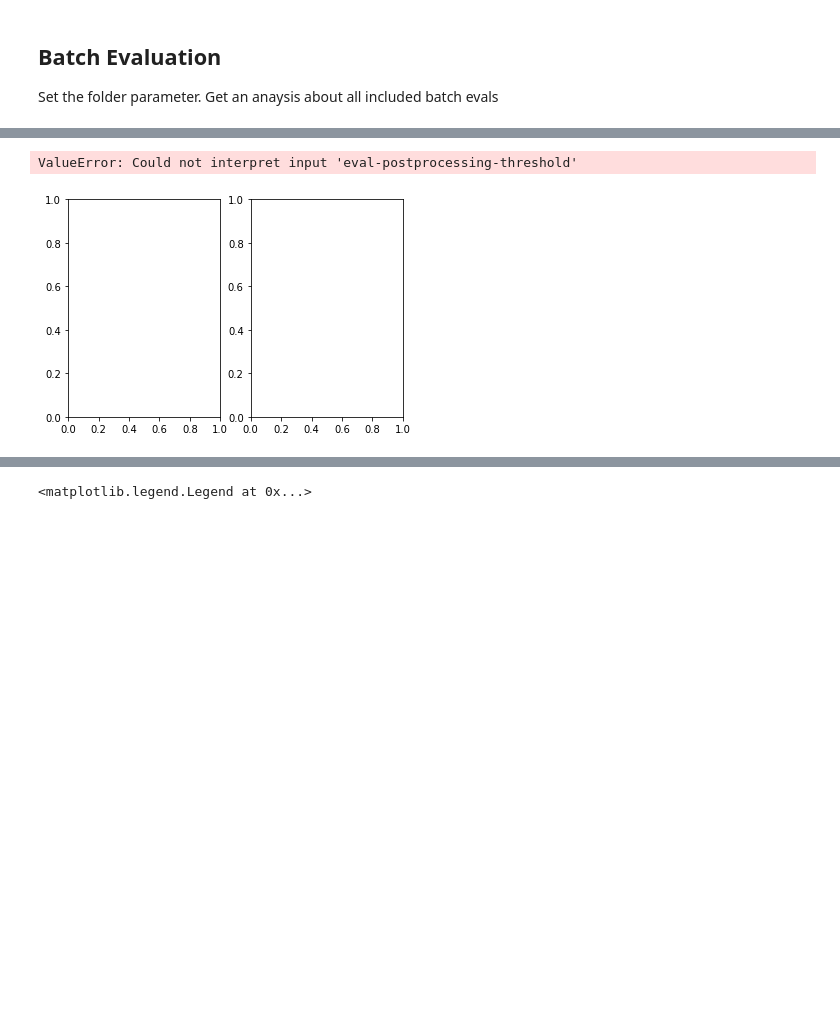
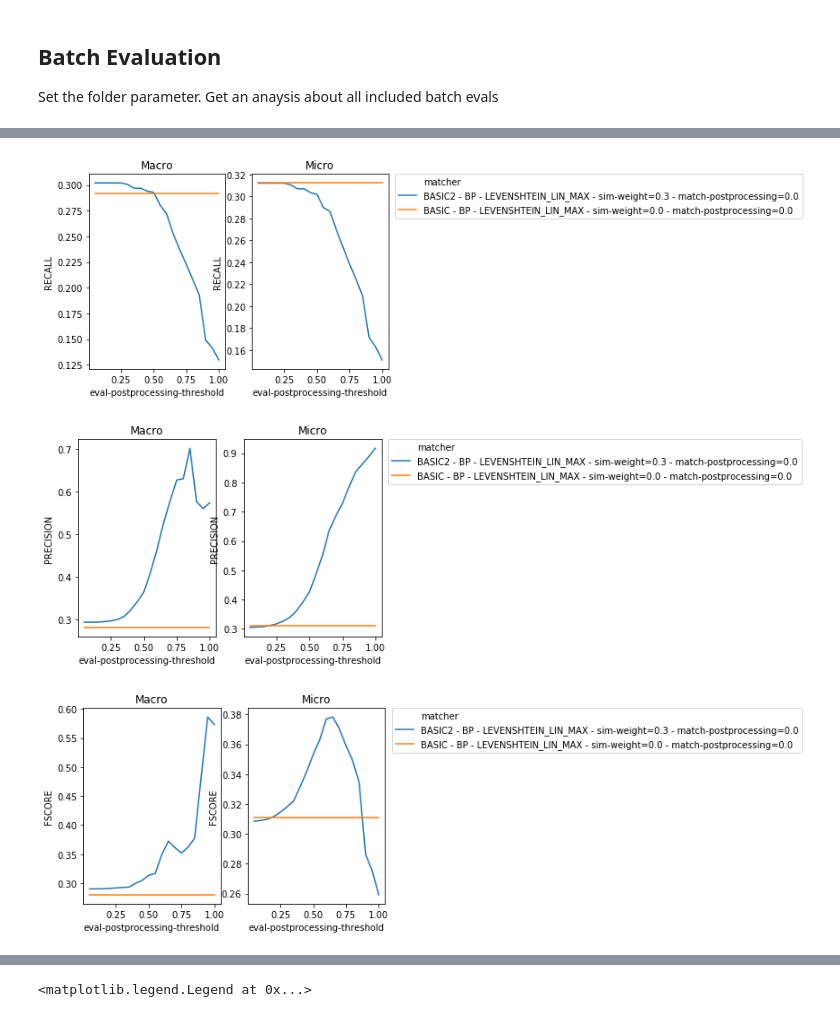
Before and after one commit to julia-kom/bert-ilp-matcher, a Jupyter notebook: src/main/python/Batch Evaluation.ipynb, the cells around one changed output, grey strips where cells are left out. Saved outputs shown, nothing was run; the diff lists cells and outputs as text; code cells hidden in the pictures; blank space fills up the shorter version.

```diff
--- a/src/main/python/Batch Evaluation.ipynb
+++ b/src/main/python/Batch Evaluation.ipynb
@@ -13,7 +13,7 @@ import os
 import pathlib
 
 #set path to folder
-folder = "../../../eval-results/_server-results/test6"
+folder = "../../../eval-results/_server-results/test7"
 net_analysis = "../../../eval-results/_server-results/net-BP-birth/net.eval"
 # %%
 #fetch data
@@ -155,26 +169,38 @@ g.set_xticklabels(rotation=90)
 # %%
 # Avg Precisision Recall Fscore over postprocessing threshold
 df_macro_avg = df_combined[df_combined.Name == "Aggregated (MACRO)"]
 df_micro_avg = df_combined[df_combined.Name == "Aggregated (MICRO)"]
 
 fig, (ax1, ax2) = plt.subplots(1,2)
 sns.lineplot(x="eval-postprocessing-threshold", y="RECALL", hue="matcher", data=df_macro_avg, ax = ax1);
 ax1.set_title("Macro")
-sns.lineplot(x="eval-postprocessing-threshold", y="RECALL", hue="matcher", data=df_macro_avg, ax = ax2);
+ax1.get_legend().remove()
+sns.lineplot(x="eval-postprocessing-threshold", y="RECALL", hue="matcher", data=df_micro_avg, ax = ax2);
+ax2.set_title("Micro")
+ax2.legend(bbox_to_anchor=(1.05, 1), loc=2, borderaxespad=0.)
+plt.show()
+
+fig, (ax1, ax2) = plt.subplots(1,2)
+sns.lineplot(x="eval-postprocessing-threshold", y="PRECISION", hue="matcher", data=df_macro_avg, ax = ax1);
 ax1.set_title("Macro")
-plt.legend(bbox_to_anchor=(1.05, 1), loc=2, borderaxespad=0.)
+ax1.get_legend().remove()
+sns.lineplot(x="eval-postprocessing-threshold", y="PRECISION", hue="matcher", data=df_micro_avg, ax = ax2);
+ax2.set_title("Micro")
+ax2.legend(bbox_to_anchor=(1.05, 1), loc=2, borderaxespad=0.)
 plt.show()
-sns.lineplot(x="eval-postprocessing-threshold", y="PRECISION", hue="matcher", data=df_macro_avg);
-plt.title("Precision depending on Postprocessing Threshold")
-plt.legend(bbox_to_anchor=(1.05, 1), loc=2, borderaxespad=0.)
+
+fig, (ax1, ax2) = plt.subplots(1,2)
+sns.lineplot(x="eval-postprocessing-threshold", y="FSCORE", hue="matcher", data=df_macro_avg, ax = ax1);
+ax1.set_title("Macro")
+ax1.get_legend().remove()
+sns.lineplot(x="eval-postprocessing-threshold", y="FSCORE", hue="matcher", data=df_micro_avg, ax = ax2);
+ax2.set_title("Micro")
+ax2.legend(bbox_to_anchor=(1.05, 1), loc=2, borderaxespad=0.)
 plt.show()
-sns.lineplot(x="eval-postprocessing-threshold", y="FSCORE", hue="matcher", data=df_macro_avg);
-plt.title("FScore depending on Postprocessing Threshold")
-plt.legend(bbox_to_anchor=(1.05, 1), loc=2, borderaxespad=0.)
-plt.show()
 # %% [output]
-ValueError: Could not interpret input 'eval-postprocessing-threshold'
-[figure, old version]
+[figure, new version]
+[figure, added]
+[figure, added]
 # %%
 #avg fscore for each matcher depending on A) the sim weight B) the
 df_macro_avg = df_combined[df_combined.Name == "Aggregated (MACRO)"]
```
Also changed, not shown: parts of 3 cells of this notebook.
